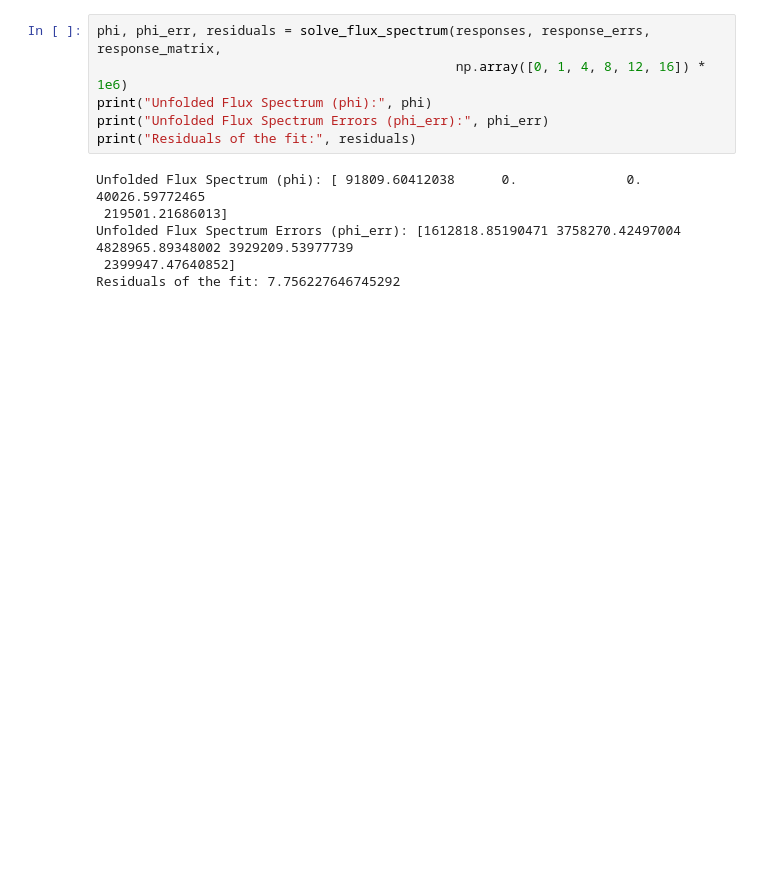
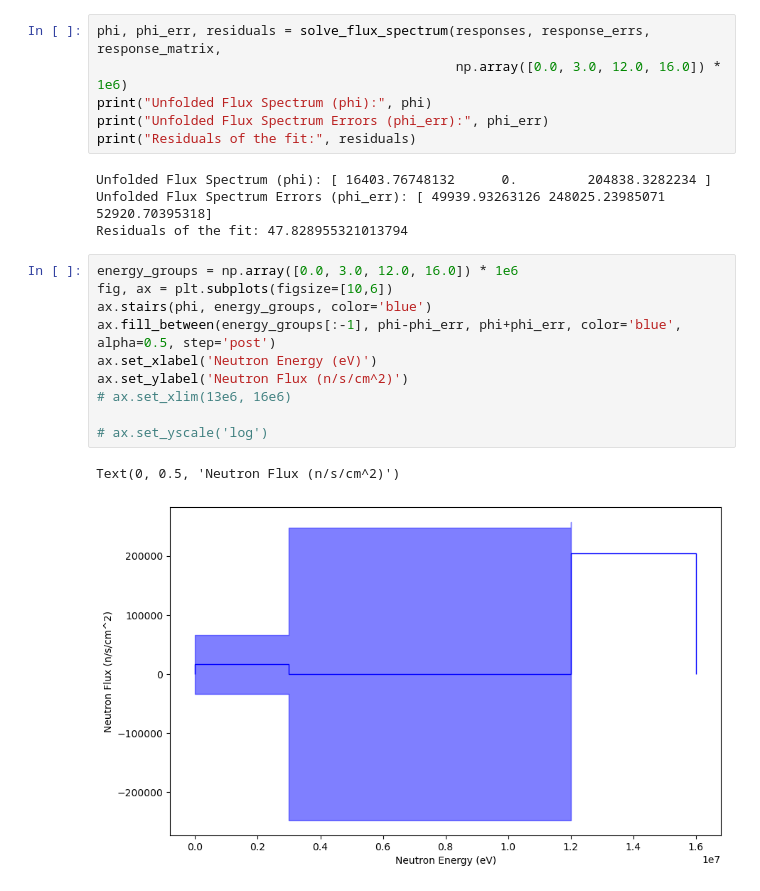
Before and after one commit to cdunn314/ngen_characterization_feb2026, a Jupyter notebook: analysis/foils/unfold_few_group.ipynb, the cells around one changed output. Drawn from its saved outputs; the diff is of its cells as text; blank space fills up the shorter version.

```diff
--- a/analysis/foils/unfold_few_group.ipynb
+++ b/analysis/foils/unfold_few_group.ipynb
@@ -29,15 +73,26 @@ xs for reaction In115(n,gamma)In116m at angle 90 degrees: [2.63283556e-25 1.2126
 # %%
 phi, phi_err, residuals = solve_flux_spectrum(responses, response_errs, response_matrix,
-                                              np.array([0, 1, 4, 8, 12, 16]) * 1e6)
+                                              np.array([0.0, 3.0, 12.0, 16.0]) * 1e6)
 print("Unfolded Flux Spectrum (phi):", phi)
 print("Unfolded Flux Spectrum Errors (phi_err):", phi_err)
 print("Residuals of the fit:", residuals)
 # %% [output]
-Unfolded Flux Spectrum (phi): [ 91809.60412038      0.              0.          40026.59772465
- 219501.21686013]
-Unfolded Flux Spectrum Errors (phi_err): [1612818.85190471 3758270.42497004 4828965.89348002 3929209.53977739
- 2399947.47640852]
-Residuals of the fit: 7.756227646745292
+Unfolded Flux Spectrum (phi): [ 16403.76748132      0.         204838.3282234 ]
+Unfolded Flux Spectrum Errors (phi_err): [ 49939.93263126 248025.23985071  52920.70395318]
+Residuals of the fit: 47.828955321013794
+# %%
+energy_groups = np.array([0.0, 3.0, 12.0, 16.0]) * 1e6
+fig, ax = plt.subplots(figsize=[10,6])
+ax.stairs(phi, energy_groups, color='blue')
+ax.fill_between(energy_groups[:-1], phi-phi_err, phi+phi_err, color='blue', alpha=0.5, step='post')
+ax.set_xlabel('Neutron Energy (eV)')
+ax.set_ylabel('Neutron Flux (n/s/cm^2)')
+# ax.set_xlim(13e6, 16e6)
+
+# ax.set_yscale('log')
+# %% [output]
+Text(0, 0.5, 'Neutron Flux (n/s/cm^2)')
+[figure, added]
 # %%
 # Diagnose ill-conditioning of the response matrix
 print("=" * 60)
```
Also changed, not shown: parts of 8 cells of this notebook, 7 other files.
